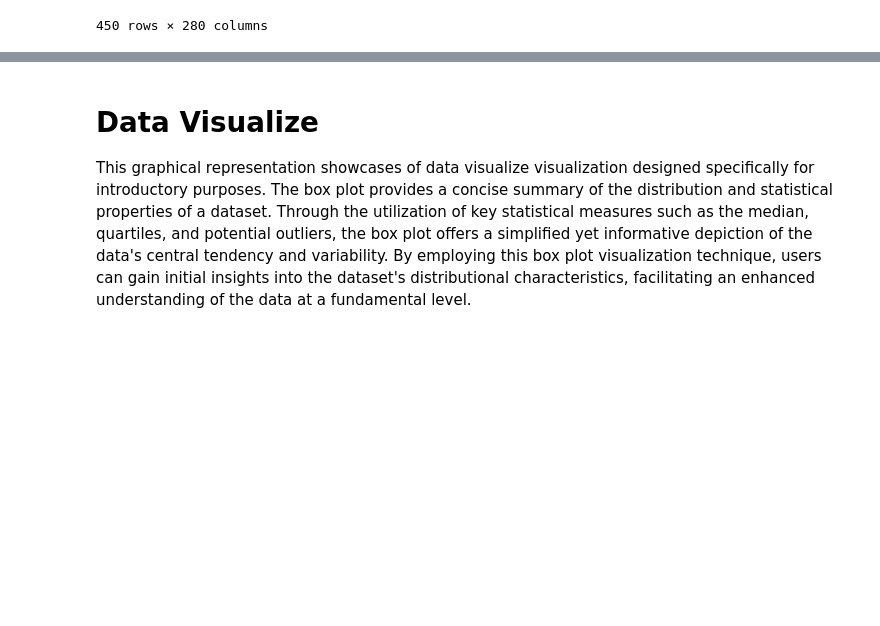
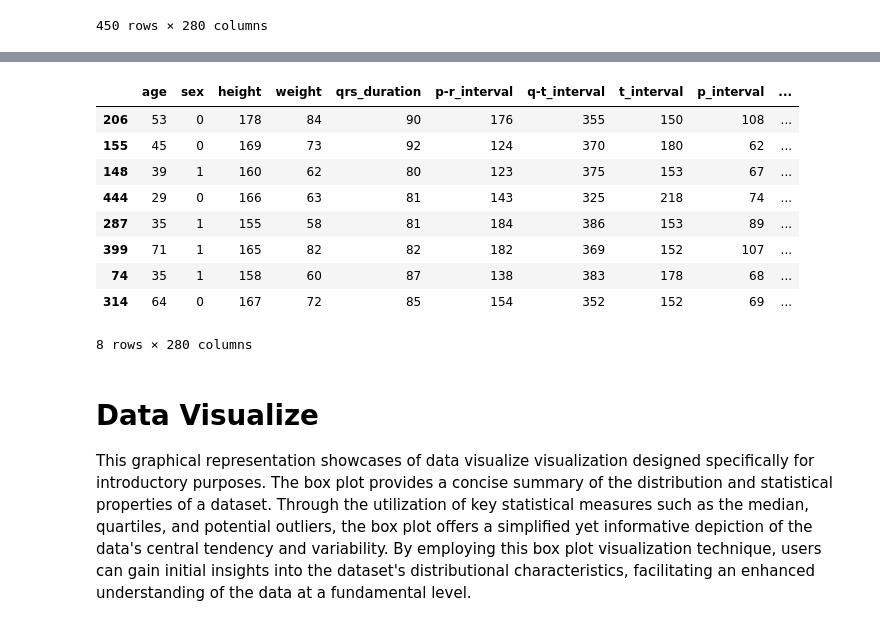
Before and after one commit to ikhsansdqq/MachineLearning, a Jupyter notebook: naive-bayes.ipynb, the cells around one changed output, grey strips where cells are left out. Drawn from its saved outputs; the diff is of its cells as text; code cells hidden in the pictures; blank space fills up the shorter version.

```diff
--- a/naive-bayes-v3.ipynb
+++ b/naive-bayes.ipynb
@@ -219,3 +271,16 @@ train_dataset, validation_dataset, test_dataset = np.split(df.sample(frac=1), [i
+# %%
+test_dataset
+# %% [output]
+|  | age | sex | height | weight | qrs_duration | p-r_interval | q-t_interval | t_interval | p_interval | ... |
+| 206 | 53 | 0 | 178 | 84 | 90 | 176 | 355 | 150 | 108 | ... |
+| 155 | 45 | 0 | 169 | 73 | 92 | 124 | 370 | 180 | 62 | ... |
+| 148 | 39 | 1 | 160 | 62 | 80 | 123 | 375 | 153 | 67 | ... |
+| 444 | 29 | 0 | 166 | 63 | 81 | 143 | 325 | 218 | 74 | ... |
+| 287 | 35 | 1 | 155 | 58 | 81 | 184 | 386 | 153 | 89 | ... |
+| 399 | 71 | 1 | 165 | 82 | 82 | 182 | 369 | 152 | 107 | ... |
+| 74 | 35 | 1 | 158 | 60 | 87 | 138 | 383 | 178 | 68 | ... |
+| 314 | 64 | 0 | 167 | 72 | 85 | 154 | 352 | 152 | 69 | ... |
+8 rows × 280 columns
 # %% [markdown]
 # Data Visualize
 
```
Also changed, not shown: parts of 13 cells of this notebook, 3 other files.
